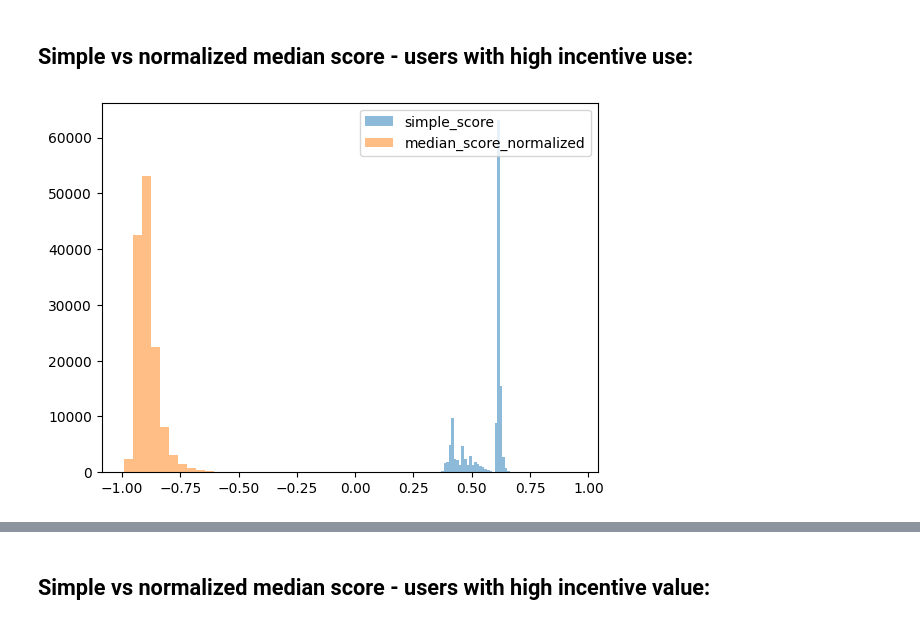
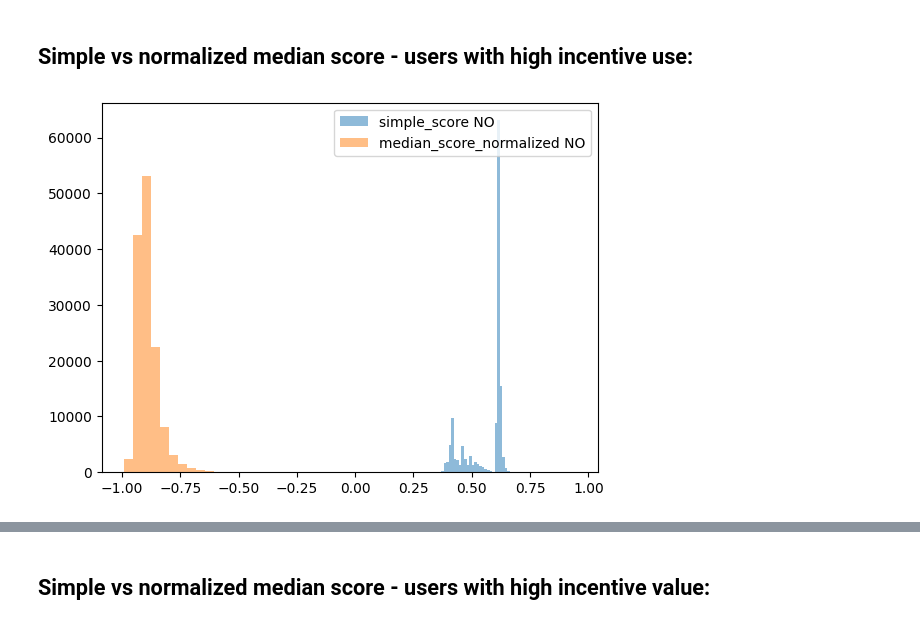
Before and after one commit to AChiaraCapuano/incentives_analysis, a Jupyter notebook: analysis_nb.ipynb, the cells around one changed output, grey strips where cells are left out. Saved outputs shown, nothing was run; the diff lists cells and outputs as text; code cells hidden in the pictures.

```diff
--- a/analysis_nb.ipynb
+++ b/analysis_nb.ipynb
@@ -139,8 +218,8 @@ plt.legend(loc='upper right');
 # %% [markdown]
 ## Simple vs normalized median score - users with high incentive use:
 # %%
-plt.hist(df_sol[df_sol['used_incentive']>0.6]['simple_score'], alpha=0.5, label='simple_score', bins=50);
-plt.hist(df_sol[df_sol['used_incentive']>0.6]['median_score_normalized'], alpha=0.5, label='median_score_normalized', bins=50);
+plt.hist(df_sol[df_sol['used_incentive']>0.6]['simple_score'], alpha=0.5, label='simple_score NO', bins=50);
+plt.hist(df_sol[df_sol['used_incentive']>0.6]['median_score_normalized'], alpha=0.5, label='median_score_normalized NO', bins=50);
 plt.legend(loc='upper right');
 # %% [output]
-[figure, old version]
+[figure, new version]
```
Also changed, not shown: parts of 32 cells of this notebook.
